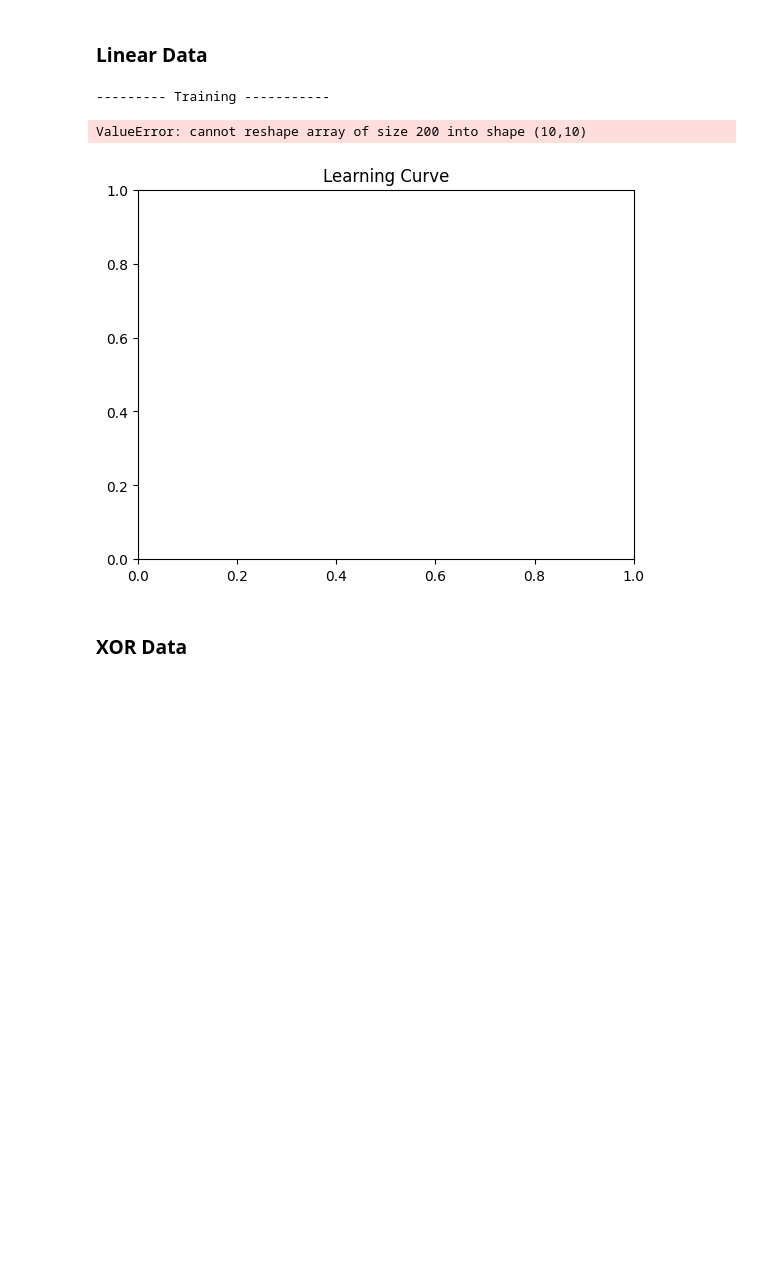
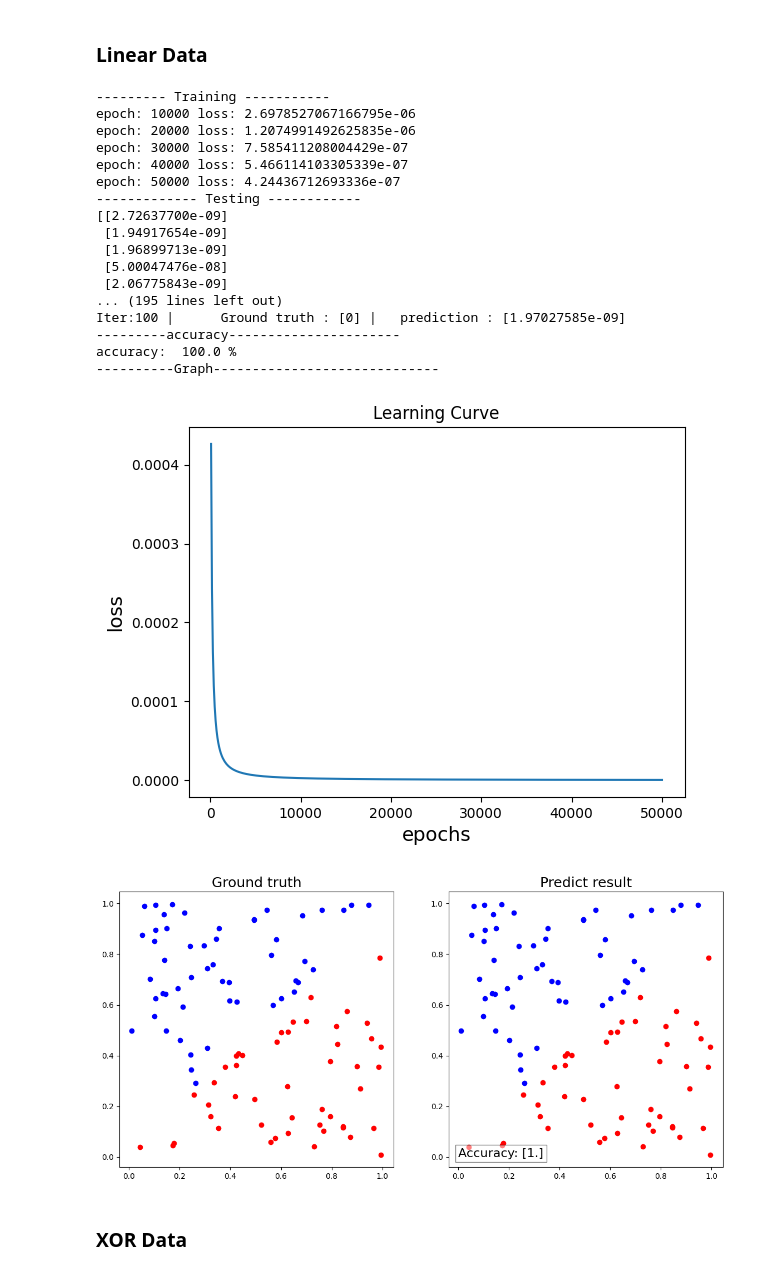
Before and after one commit to kent01287/2024_NYCU_DLP, a Jupyter notebook: Lab1/main.ipynb, the cells around one changed output. Saved outputs shown, nothing was run; the diff lists cells and outputs as text; code cells hidden in the pictures; blank space fills up the shorter version.

```diff
--- a/Lab1/main.ipynb
+++ b/Lab1/main.ipynb
@@ -124,7 +124,7 @@ def show_result_compare(x, y, predlr1_y,predlr2_y,label1,label2):
         else:
             plt.plot(x[i][0], x[i][1], 'bo')
 # %%
-def show(x,y,model):
+def show(x,y,model,epochs):
     print("--------- Training -----------")
     loss_list = []
     epoch_list = []
@@ -938,12 +924,28 @@ ValueError: shapes (1,64) and (1,10) not aligned: 64 (dim 1) != 1 (dim 0)
 # %%
 x,y =generate_linear()
 epochs = 50000
-model =Model(optimizer="Momentum")
-show(x,y,model)
+model =Model(optimizer="Momentum",learning_rate=1e-1)
+show(x,y,model,epochs)
 # %% [output]
 --------- Training -----------
+epoch: 10000 loss: 2.6978527067166795e-06
+epoch: 20000 loss: 1.2074991492625835e-06
+epoch: 30000 loss: 7.585411208004429e-07
+epoch: 40000 loss: 5.466114103305339e-07
+epoch: 50000 loss: 4.24436712693336e-07
+------------- Testing ------------
+[[2.72637700e-09]
+ [1.94917654e-09]
+ [1.96899713e-09]
+ [5.00047476e-08]
+ [2.06775843e-09]
+... (195 lines left out)
+Iter:100 |      Ground truth : [0] |   prediction : [1.97027585e-09]
+---------accuracy----------------------
+accuracy:  100.0 %
+----------Graph-----------------------------
-ValueError: cannot reshape array of size 200 into shape (10,10)
-[figure, old version]
+[figure, new version]
+[figure, added]
 # %% [markdown]
 ### XOR Data
 # %%
```
Also changed, not shown: parts of 17 cells of this notebook, 1 other file.
